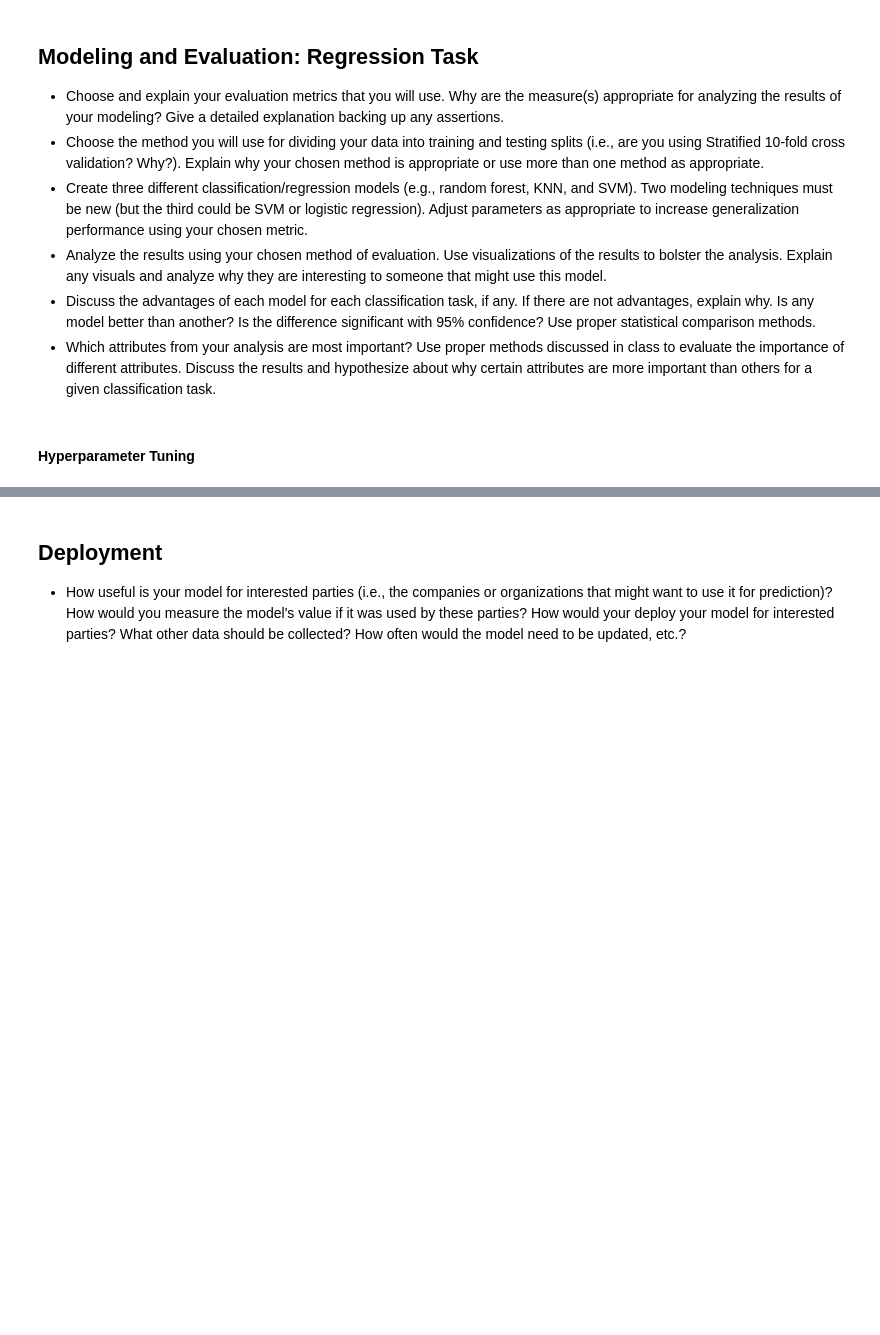
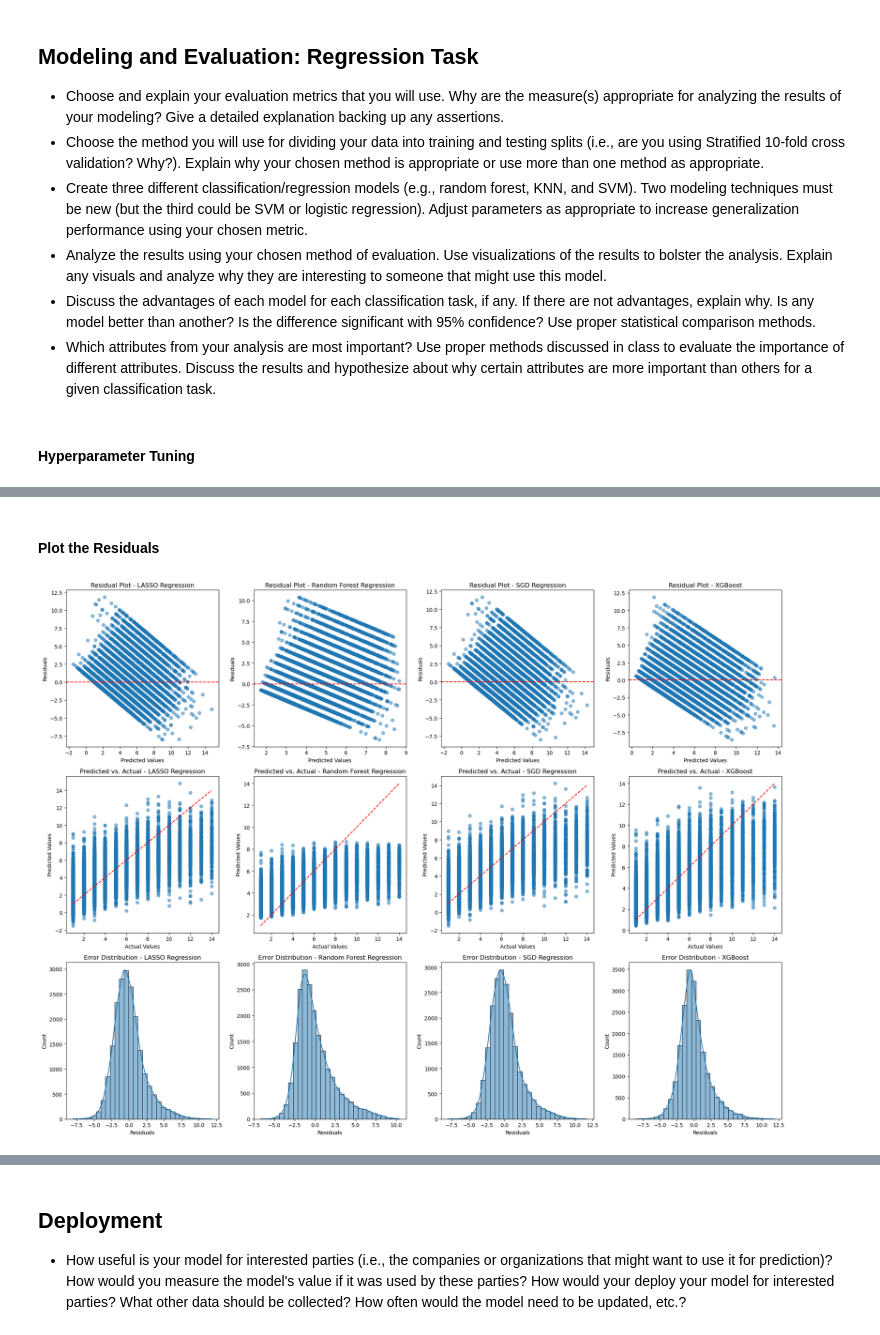
Before and after one commit to kdhenderson/ML7331_team_project, a Jupyter notebook: LabTwo_Classification_KHdraft.ipynb, the cells around one changed output, grey strips where cells are left out. Drawn from its saved outputs; the diff is of its cells as text; code cells hidden in the pictures; blank space fills up the shorter version.

```diff
--- a/LabTwo_Classification_KHdraft.ipynb
+++ b/LabTwo_Classification_KHdraft.ipynb
@@ -738,0 +1023,39 @@ print(results_df)
+# %% [markdown]
+#### Plot the Residuals
+# %%
+# Define regression models & labels
+regressors = [lasso_pipeline, rf_model, sgd_pipeline, xgb_model]
+reg_labels = ['LASSO Regression', 'Random Forest Regression', 'SGD Regression', 'XGBoost']
+
+# Create subplots (3 rows: Residuals, Predicted vs Actual, Error Distribution)
+fig, axes = plt.subplots(3, len(regressors), figsize=(len(regressors) * 5, 15))
+
+for i, (model, label) in enumerate(zip(regressors, reg_labels)):
+
+    # Predictions
+    y_test_pred = model.predict(X_test_selected)
+    residuals = y_test - y_test_pred  # Compute residuals (errors)
+
+    # ---- Residual Plot ----
+    axes[0, i].scatter(y_test_pred, residuals, alpha=0.5)
+    axes[0, i].axhline(y=0, color="r", linestyle="--")  # Reference line at 0
+    axes[0, i].set_title(f"Residual Plot - {label}")
+    axes[0, i].set_xlabel("Predicted Values")
+    axes[0, i].set_ylabel("Residuals")
+
+    # ---- Predicted vs. Actual ----
+    axes[1, i].scatter(y_test, y_test_pred, alpha=0.5)
+    axes[1, i].plot([y_test.min(), y_test.max()], [y_test.min(), y_test.max()], 'r--')  # Perfect prediction line
+    axes[1, i].set_title(f"Predicted vs. Actual - {label}")
+    axes[1, i].set_xlabel("Actual Values")
+    axes[1, i].set_ylabel("Predicted Values")
+
+    # ---- Error Distribution ----
+    sns.histplot(residuals, bins=30, kde=True, ax=axes[2, i])
+    axes[2, i].set_title(f"Error Distribution - {label}")
+    axes[2, i].set_xlabel("Residuals")
+
+plt.tight_layout()
+plt.show()
+# %% [output]
+[figure, added]
```
Also changed, not shown: parts of 19 cells of this notebook.
